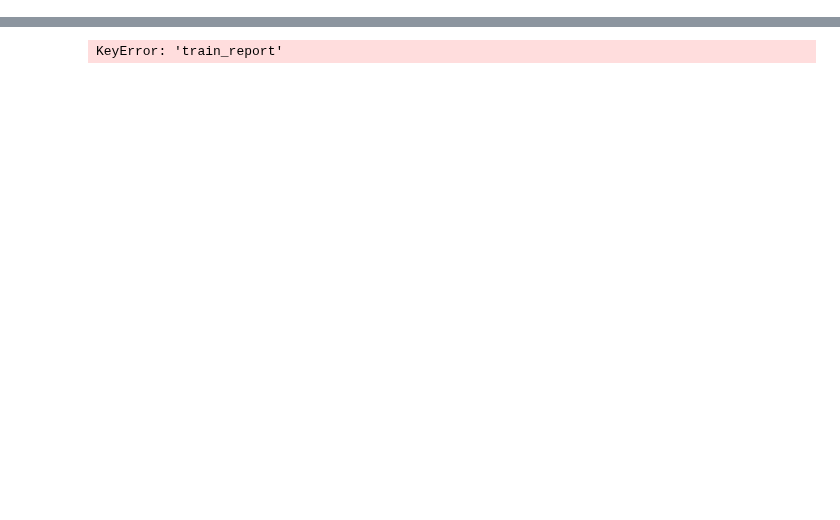
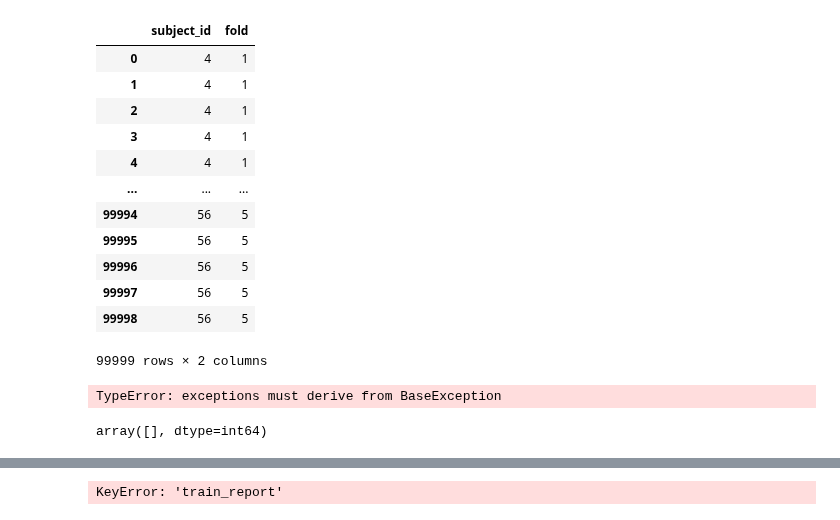
Before and after one commit to Roobahist/fatigue-detection, a Jupyter notebook: experiments/e7/temp.ipynb, the cells around one changed output, grey strips where cells are left out. Drawn from its saved outputs; the diff is of its cells as text; code cells hidden in the pictures; blank space fills up the shorter version.

```diff
--- a/experiments/e7/temp.ipynb
+++ b/experiments/e7/temp.ipynb
@@ -0,0 +93,24 @@
+# %%
+a
+# %% [output]
+|  | subject_id | fold |
+| 0 | 4 | 1 |
+| 1 | 4 | 1 |
+| 2 | 4 | 1 |
+| 3 | 4 | 1 |
+| 4 | 4 | 1 |
+| ... | ... | ... |
+| 99994 | 56 | 5 |
+| 99995 | 56 | 5 |
+| 99996 | 56 | 5 |
+| 99997 | 56 | 5 |
+| 99998 | 56 | 5 |
+99999 rows × 2 columns
+# %%
+b = _get_train_val_test_indices(a)
+# %% [output]
+TypeError: exceptions must derive from BaseException
+# %%
+a[a['fold']==6]['subject_id'].unique()
+# %% [output]
+array([], dtype=int64)
```
Also changed, not shown: parts of 20 cells of this notebook, 1 other file.
